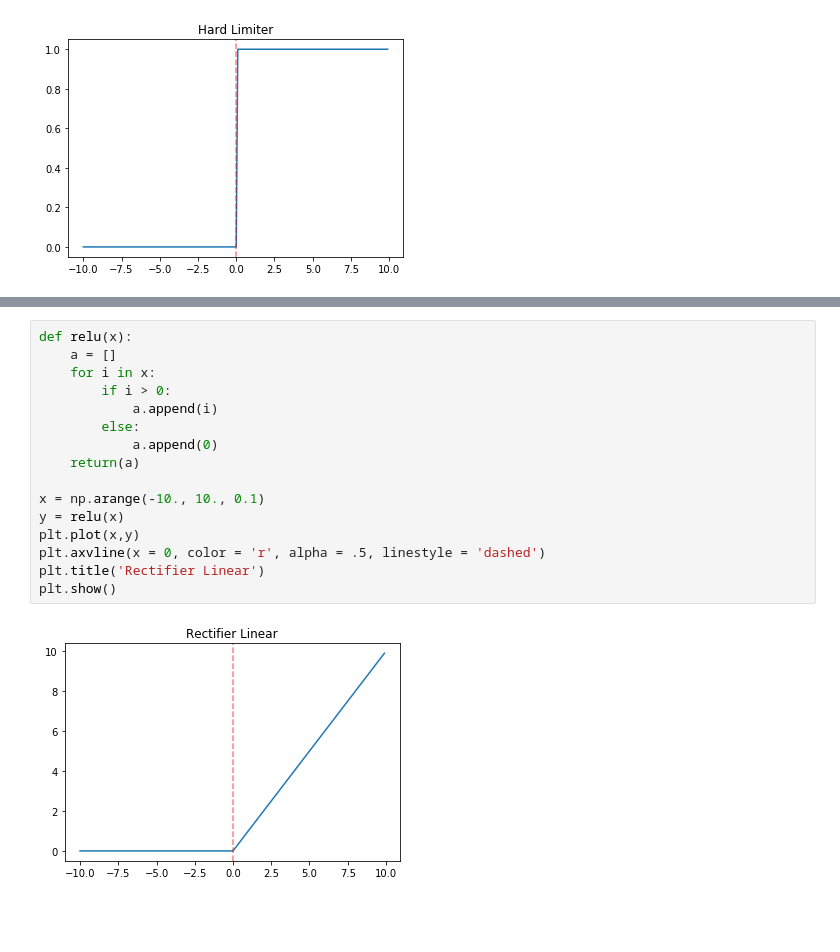
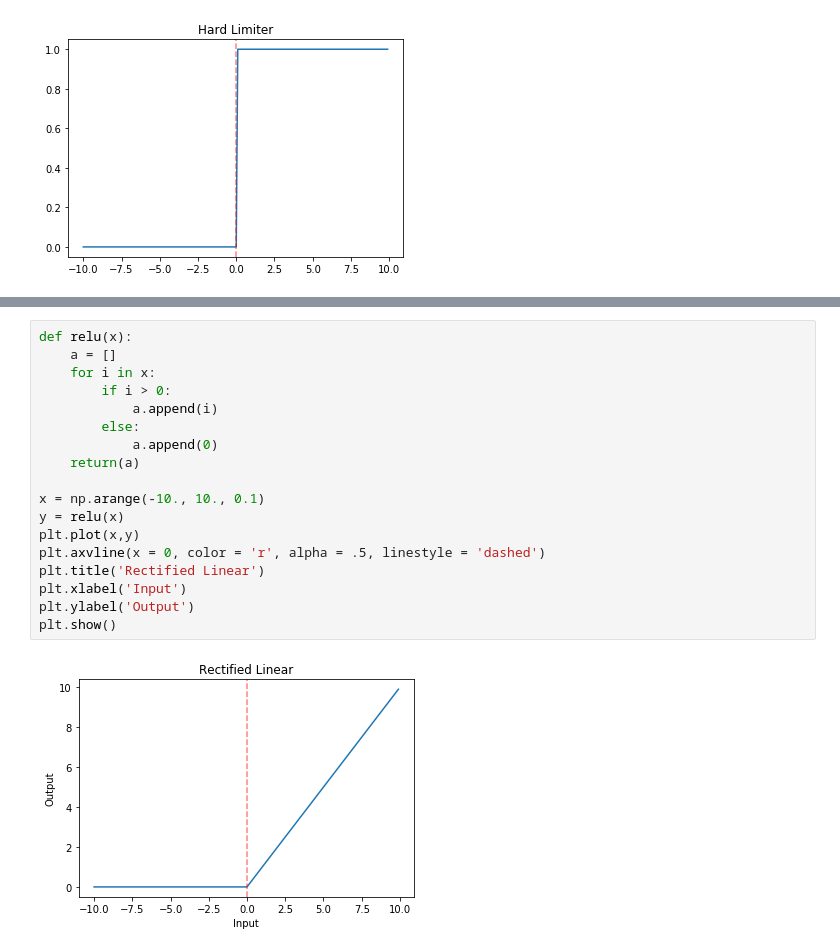
Before and after one commit to fabianmax/introduction-deep-learning, a Jupyter notebook: 02_mlp.ipynb, the cells around one changed output, grey strips where cells are left out. Saved outputs shown, nothing was run; the diff lists cells and outputs as text; blank space fills up the shorter version.

```diff
--- a/02_mlp.ipynb
+++ b/02_mlp.ipynb
@@ -163,18 +219,20 @@ plt.show()
 # %%
 def relu(x):
     a = []
     for i in x:
         if i > 0:
             a.append(i)
         else:
             a.append(0)
     return(a)
 
 x = np.arange(-10., 10., 0.1)
 y = relu(x)
 plt.plot(x,y)
 plt.axvline(x = 0, color = 'r', alpha = .5, linestyle = 'dashed')
-plt.title('Rectifier Linear')
+plt.title('Rectified Linear')
+plt.xlabel('Input')
+plt.ylabel('Output')
 plt.show()
 # %% [output]
-[figure, old version]
+[figure, new version]
```
Also changed, not shown: parts of 10 cells of this notebook.
